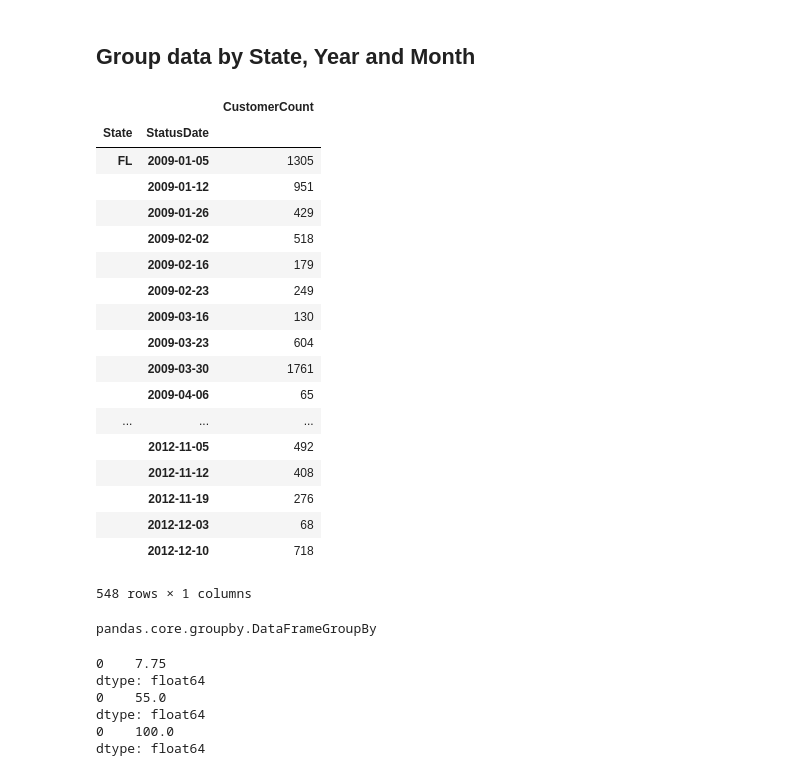
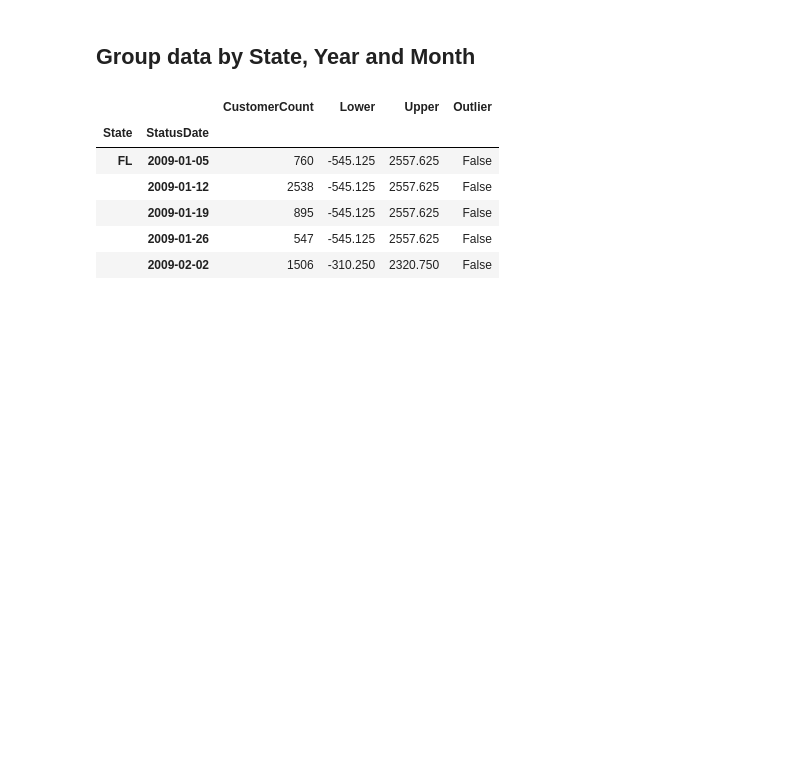
Before and after one commit to karandevgan/pandas-tutorial, a Jupyter notebook: Pandas Tutorial 3.ipynb, the cells around one changed output. Saved outputs shown, nothing was run; the diff lists cells and outputs as text; code cells hidden in the pictures; blank space fills up the shorter version.

```diff
--- a/Pandas Tutorial 3.ipynb
+++ b/Pandas Tutorial 3.ipynb
@@ -196,26 +192,22 @@ StateYearMonth = Daily.groupby([Daily.index.get_level_values(0),
+# %%
+StateYearMonth = Daily.groupby([Daily.index.get_level_values(0),
+                                Daily.index.get_level_values(1).year,
+                                Daily.index.get_level_values(1).month])
+
+Daily['Lower'] = StateYearMonth['CustomerCount'].transform(
+                    lambda x: x.quantile(0.25) - (1.5*x.quantile(.75)-x.quantile(.25)))
+Daily['Upper'] = StateYearMonth['CustomerCount'].transform(
+                    lambda x: x.quantile(0.75) + (1.5*x.quantile(.75)-x.quantile(.25)))
+Daily['Outlier'] = (Daily['CustomerCount'] < Daily['Lower']) | (Daily['CustomerCount'] > Daily['Upper'])
+
+Daily = Daily[Daily['Outlier'] == False]
 # %%
-StateYearMonth.head()
+Daily.head()
 # %% [output]
-|  |  | CustomerCount |
-| State | StatusDate |  |
-| FL | 2009-01-05 | 1305 |
-|  | 2009-01-12 | 951 |
-|  | 2009-01-26 | 429 |
-|  | 2009-02-02 | 518 |
-|  | 2009-02-16 | 179 |
-|  | 2009-02-23 | 249 |
-|  | 2009-03-16 | 130 |
-|  | 2009-03-23 | 604 |
-|  | 2009-03-30 | 1761 |
-|  | 2009-04-06 | 65 |
-| ... | ... | ... |
-|  | 2012-11-05 | 492 |
-|  | 2012-11-12 | 408 |
-|  | 2012-11-19 | 276 |
-|  | 2012-12-03 | 68 |
-|  | 2012-12-10 | 718 |
+|  |  | CustomerCount | Lower | Upper | Outlier |
+| State | StatusDate |  |  |  |  |
+| FL | 2009-01-05 | 760 | -545.125 | 2557.625 | False |
+|  | 2009-01-12 | 2538 | -545.125 | 2557.625 | False |
+|  | 2009-01-19 | 895 | -545.125 | 2557.625 | False |
+|  | 2009-01-26 | 547 | -545.125 | 2557.625 | False |
+|  | 2009-02-02 | 1506 | -310.250 | 2320.750 | False |
-548 rows × 1 columns
-# %%
-type(StateYearMonth)
-# %% [output]
-pandas.core.groupby.DataFrameGroupBy
@@ -226,11 +213,0 @@ df_x = pd.DataFrame(rand_list)
-# %%
-print df_x.quantile(.25)
-print df_x.quantile(.5)
-print df_x.quantile(.75)
-# %% [output]
-0    7.75
-dtype: float64
-0    55.0
-dtype: float64
-0    100.0
-dtype: float64
```
Also changed, not shown: parts of 14 cells of this notebook, 1 other file.
